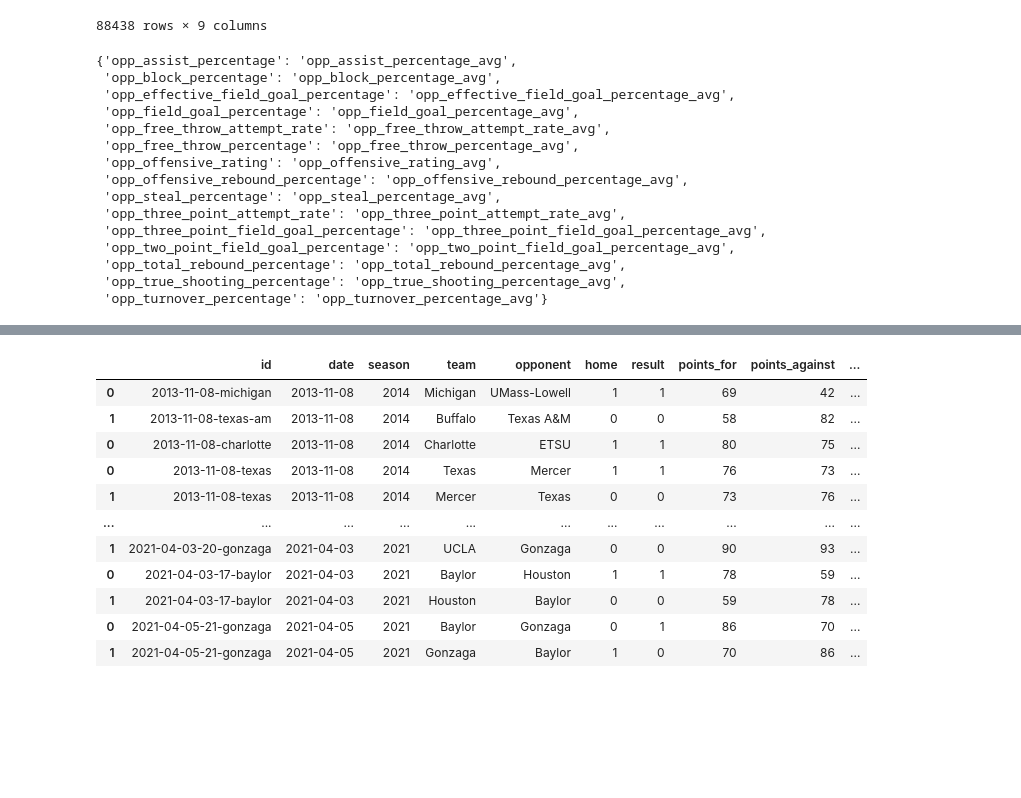
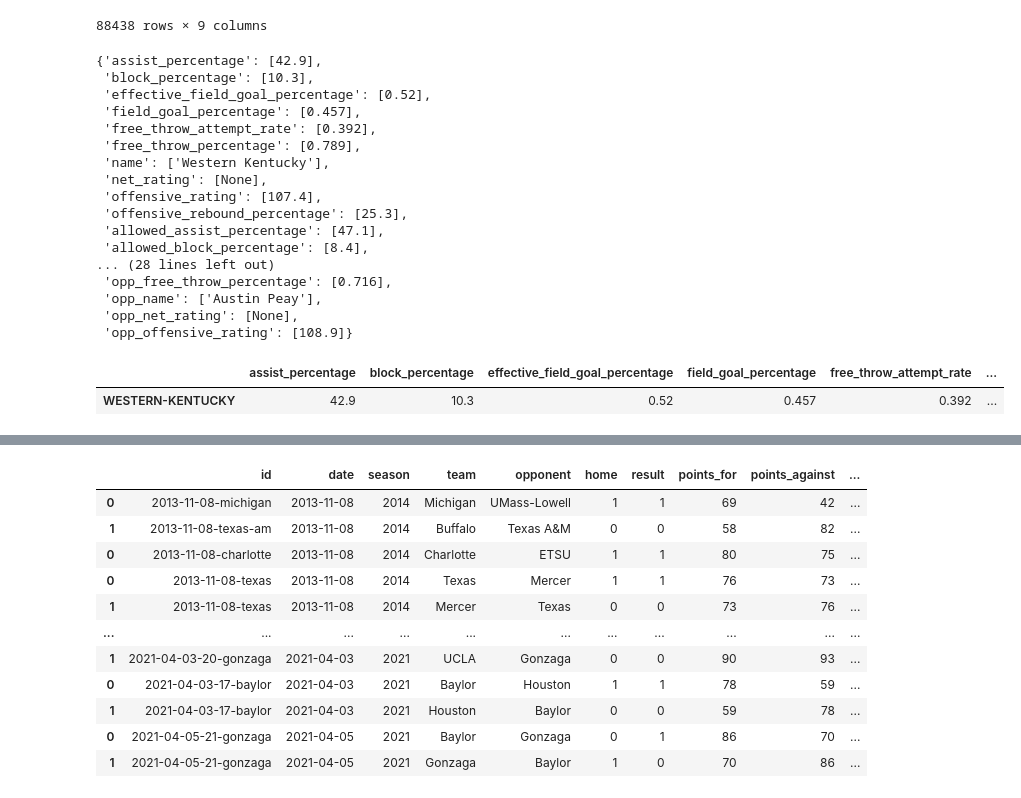
Before and after one commit to fmathews11/College_basketball, a Jupyter notebook: College_BB_Data_Pipeline.ipynb, the cells around one changed output, grey strips where cells are left out. Cells and saved outputs as stored; diff of their text form; code cells hidden in the pictures; blank space fills up the shorter version.

```diff
--- a/College_BB_Data_Pipeline.ipynb
+++ b/College_BB_Data_Pipeline.ipynb
@@ -742,25 +693,34 @@ ml_df_l1
 88438 rows × 9 columns
 # %%
 old_names = temp_df_2.columns[temp_df_2.columns.str.contains('opp_')].to_list()
-new_names = [i+'_avg' for i in temp_df_2.columns[temp_df_2.columns.str.contains('opp_')].to_list()]
+new_names = [i.replace('opp','allowed') for i in temp_df_2.columns[temp_df_2.columns.str.contains('opp_')].to_list()]
 name_dict = dict(zip(old_names,new_names))
-name_dict
+temp_df_2_dict = temp_df_2.rename(columns = name_dict).to_dict(orient = 'list')
+temp_df_2_dict.update(temp_df_3.iloc[0,:9].rename(dict(zip(temp_df_3.iloc[0,:9].index,['opp_'+str(i) for i in temp_df_3.iloc[0,:9].index]))).to_frame().transpose().to_dict(orient = 'list'))
+temp_df_2_dict
 # %% [output]
-{'opp_assist_percentage': 'opp_assist_percentage_avg',
- 'opp_block_percentage': 'opp_block_percentage_avg',
- 'opp_effective_field_goal_percentage': 'opp_effective_field_goal_percentage_avg',
- 'opp_field_goal_percentage': 'opp_field_goal_percentage_avg',
- 'opp_free_throw_attempt_rate': 'opp_free_throw_attempt_rate_avg',
- 'opp_free_throw_percentage': 'opp_free_throw_percentage_avg',
- 'opp_offensive_rating': 'opp_offensive_rating_avg',
- 'opp_offensive_rebound_percentage': 'opp_offensive_rebound_percentage_avg',
- 'opp_steal_percentage': 'opp_steal_percentage_avg',
- 'opp_three_point_attempt_rate': 'opp_three_point_attempt_rate_avg',
- 'opp_three_point_field_goal_percentage': 'opp_three_point_field_goal_percentage_avg',
- 'opp_two_point_field_goal_percentage': 'opp_two_point_field_goal_percentage_avg',
- 'opp_total_rebound_percentage': 'opp_total_rebound_percentage_avg',
- 'opp_true_shooting_percentage': 'opp_true_shooting_percentage_avg',
- 'opp_turnover_percentage': 'opp_turnover_percentage_avg'}
+{'assist_percentage': [42.9],
+ 'block_percentage': [10.3],
+ 'effective_field_goal_percentage': [0.52],
+ 'field_goal_percentage': [0.457],
+ 'free_throw_attempt_rate': [0.392],
+ 'free_throw_percentage': [0.789],
+ 'name': ['Western Kentucky'],
+ 'net_rating': [None],
+ 'offensive_rating': [107.4],
+ 'offensive_rebound_percentage': [25.3],
+ 'allowed_assist_percentage': [47.1],
+ 'allowed_block_percentage': [8.4],
+... (28 lines left out)
+ 'opp_free_throw_percentage': [0.716],
+ 'opp_name': ['Austin Peay'],
+ 'opp_net_rating': [None],
+ 'opp_offensive_rating': [108.9]}
+# %%
+temp_df_2
+# %% [output]
+|  | assist_percentage | block_percentage | effective_field_goal_percentage | field_goal_percentage | free_throw_attempt_rate | ... |
+| WESTERN-KENTUCKY | 42.9 | 10.3 | 0.52 | 0.457 | 0.392 | ... |
 # %%
 ml_df_l2 = pd.DataFrame()
 for i in tqdm(ml_df_l1.id.unique()):
```
Also changed, not shown: parts of 8 cells of this notebook, 1 other file.
